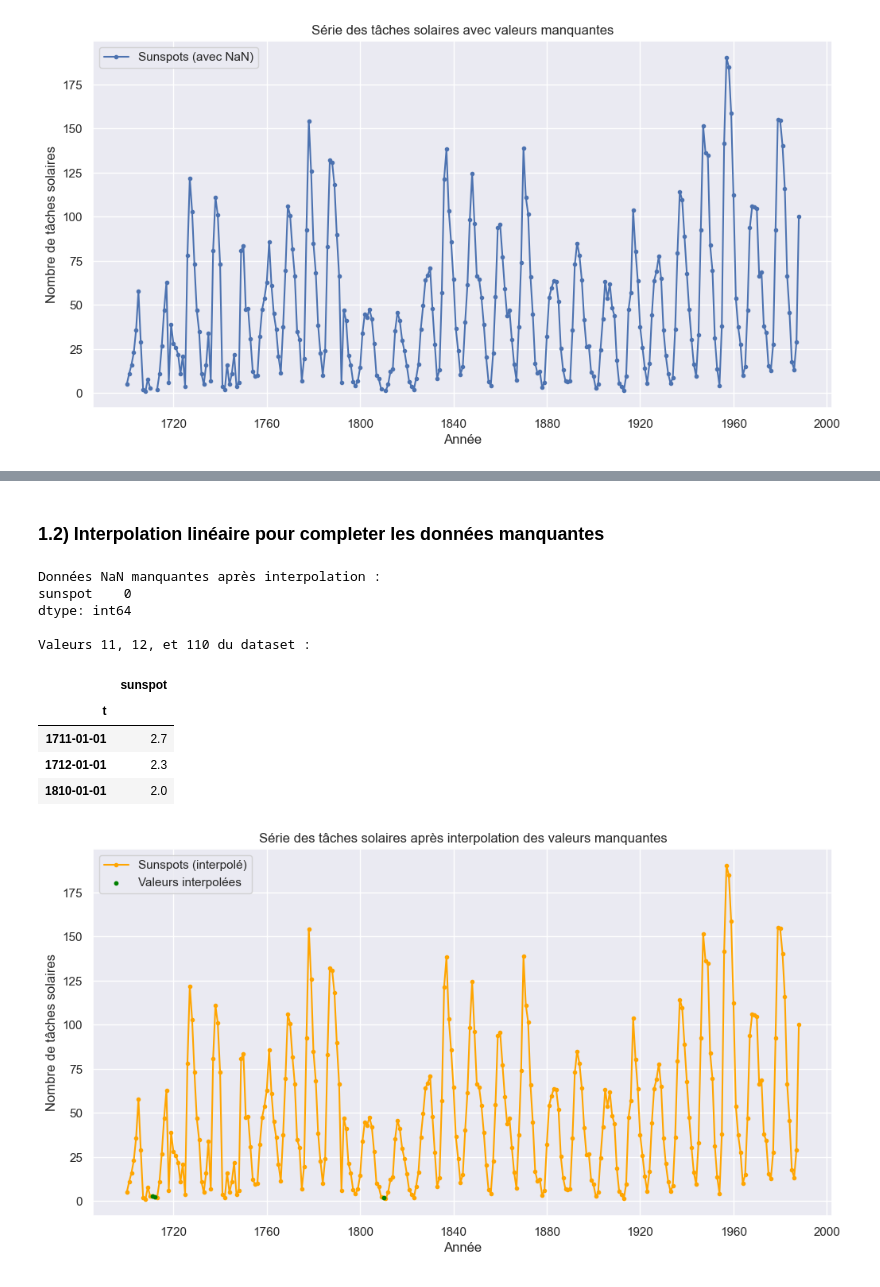
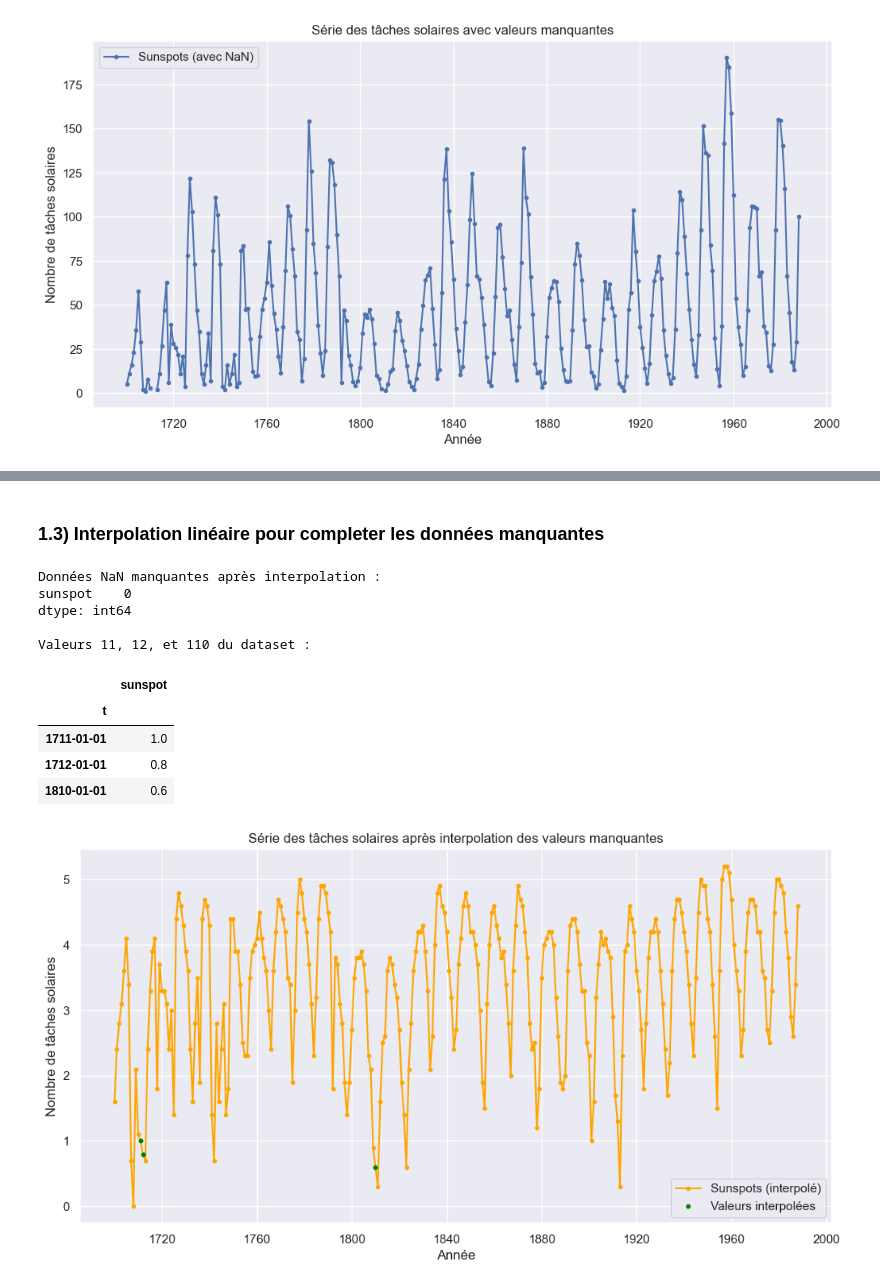
Before and after one commit to Bees11111/TDA_Projet, a Jupyter notebook: main.ipynb, the cells around one changed output, grey strips where cells are left out. Drawn from its saved outputs; the diff is of its cells as text; code cells hidden in the pictures.

```diff
--- a/main.ipynb
+++ b/main.ipynb
@@ -102,0 +107,6 @@ plt.show()
+# %%
+# Prendre les valeurs log de la série
+data_log = data.copy()
+data_log["sunspot"] = round(np.log(data["sunspot"]), 1)
+
+data_log.head()
@@ -102,0 +121,10 @@ plt.show()
+# %%
+# Visualisation brute (avec valeurs manquantes)
+sns.set()
+plt.figure(figsize=(12, 6))
+plt.plot(data_log["sunspot"], marker=".", linestyle="-", label="Sunspots (avec NaN)")
+plt.title("Série des tâches solaires avec valeurs manquantes")
+plt.xlabel("Année")
+plt.ylabel("Nombre de tâches solaires")
+plt.legend()
+plt.show()
@@ -103,22 +133,22 @@ plt.show()
 # %% [markdown]
-### 1.2) Interpolation linéaire pour completer les données manquantes
+### 1.3) Interpolation linéaire pour completer les données manquantes
 # %%
 # Interpolation linéaire
-data_interpolated = data.copy()
+data_log_interpolated = data_log.copy()
 
 # Interpolation linéaire des valeurs manquantes arrondies au dixième
 # comme toutes les autres valeurs du dataset
-data_interpolated["sunspot"] = round(
-    data_interpolated["sunspot"].interpolate(method="linear"), 1
+data_log_interpolated["sunspot"] = round(
+    data_log_interpolated["sunspot"].interpolate(method="linear"), 1
 )
 # %%
 # Vérifier s'il y a des valeurs manquantes
 print("\nDonnées NaN manquantes après interpolation :")
-print(data_interpolated.isnull().sum())
+print(data_log_interpolated.isnull().sum())
 
 # Afficher les valeurs 11, 12, et 110 du dataset
 print("\nValeurs 11, 12, et 110 du dataset :")
-data_interpolated.iloc[[11, 12, 110]]
+data_log_interpolated.iloc[[11, 12, 110]]
 # %% [output]
 Données NaN manquantes après interpolation :
 sunspot    0
@@ -127,41 +157,41 @@ dtype: int64
 Valeurs 11, 12, et 110 du dataset :
 |  | sunspot |
 | t |  |
-| 1711-01-01 | 2.7 |
-| 1712-01-01 | 2.3 |
-| 1810-01-01 | 2.0 |
+| 1711-01-01 | 1.0 |
+| 1712-01-01 | 0.8 |
+| 1810-01-01 | 0.6 |
 # %%
 # Les années manquantes initialement
 missing_years = [1711, 1712, 1810]
 missing_years_dt = pd.to_datetime(missing_years, format="%Y")
 
 # Visualisation après interpolation
 sns.set()
 plt.figure(figsize=(12, 6))
 
 # On affiche la série temporelle avec les valeurs interpolées
 plt.plot(
-    data_interpolated["sunspot"],
+    data_log_interpolated["sunspot"],
     marker=".",
     linestyle="-",
     color="orange",
     label="Sunspots (interpolé)",
 )
 
 # On met en évidence les valeurs interpolées aux années manquantes en rouge
 plt.scatter(
     missing_years_dt,
-    data_interpolated.loc[missing_years_dt, "sunspot"],
+    data_log_interpolated.loc[missing_years_dt, "sunspot"],
     color="Green",
     s=10,
     zorder=5,
     label="Valeurs interpolées",
 )
 
 plt.title("Série des tâches solaires après interpolation des valeurs manquantes")
 plt.xlabel("Année")
 plt.ylabel("Nombre de tâches solaires")
 plt.legend()
 plt.show()
 # %% [output]
-[figure, old version]
+[figure, new version]
```
Also changed, not shown: parts of 21 cells of this notebook, 1 other file.
